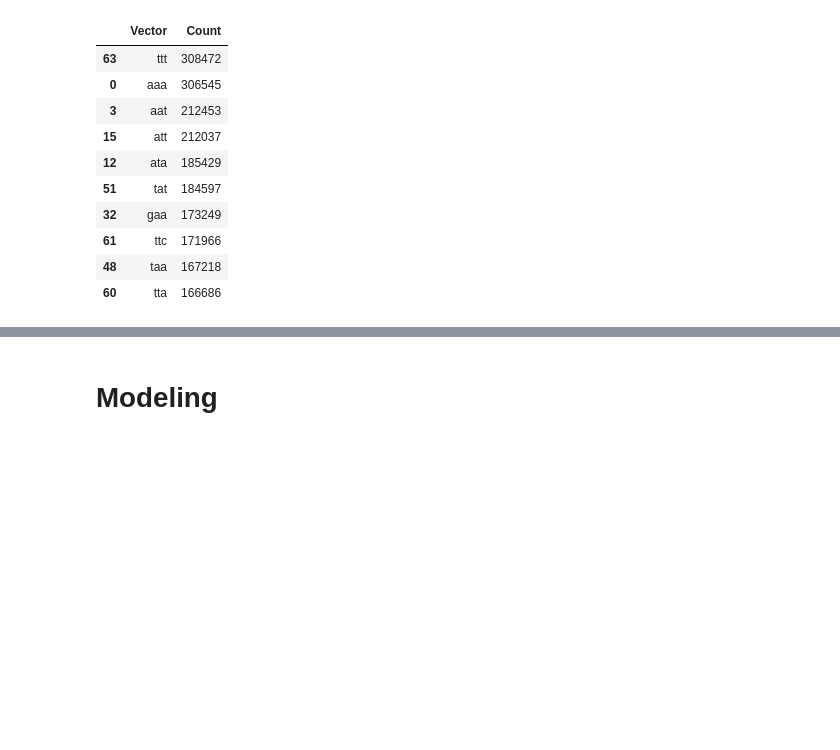
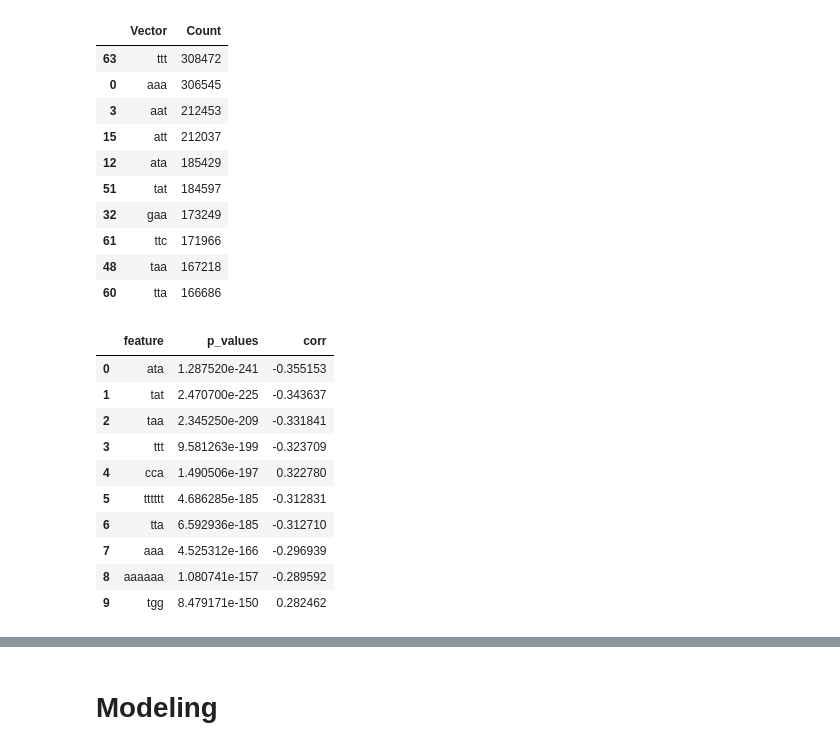
Before and after one commit to Marley-C-Robinson-99/Histone-4-Occupancy-Classification, a Jupyter notebook: Histone-4-Classification.ipynb, the cells around one changed output, grey strips where cells are left out. Drawn from its saved outputs; the diff is of its cells as text; code cells hidden in the pictures; blank space fills up the shorter version.

Commit message:
explore finalized

```diff
--- a/Histone-4-Classification.ipynb
+++ b/Histone-4-Classification.ipynb
@@ -368,0 +362,3 @@ explore_train.head(2)
+# %%
+explore_train = pd.concat((explore_train.drop(columns = ['id', 'sequence', 'hexamers', 'codons']), Hex_train.drop(columns = ['adenine', 'cytosine', 'guanine', 'thymine'])), axis = 1)
+explore_train = pd.concat((explore_train, Cod_train.drop(columns = ['adenine', 'cytosine', 'guanine', 'thymine'])), axis = 1)
@@ -415,3 +419,18 @@ Cod_vector_count.head(10)
 | 61 | ttc | 171966 |
 | 48 | taa | 167218 |
 | 60 | tta | 166686 |
+# %%
+# 5 most important features via pearsonsr stats test
+ex.pearsons(explore_train, 'label', list(explore_train.columns)).head(10)
+# %% [output]
+|  | feature | p_values | corr |
+| 0 | ata | 1.287520e-241 | -0.355153 |
+| 1 | tat | 2.470700e-225 | -0.343637 |
+| 2 | taa | 2.345250e-209 | -0.331841 |
+| 3 | ttt | 9.581263e-199 | -0.323709 |
+| 4 | cca | 1.490506e-197 | 0.322780 |
+| 5 | tttttt | 4.686285e-185 | -0.312831 |
+| 6 | tta | 6.592936e-185 | -0.312710 |
+| 7 | aaa | 4.525312e-166 | -0.296939 |
+| 8 | aaaaaa | 1.080741e-157 | -0.289592 |
+| 9 | tgg | 8.479171e-150 | 0.282462 |
```
Also changed, not shown: parts of 18 cells of this notebook, 1 other file.
